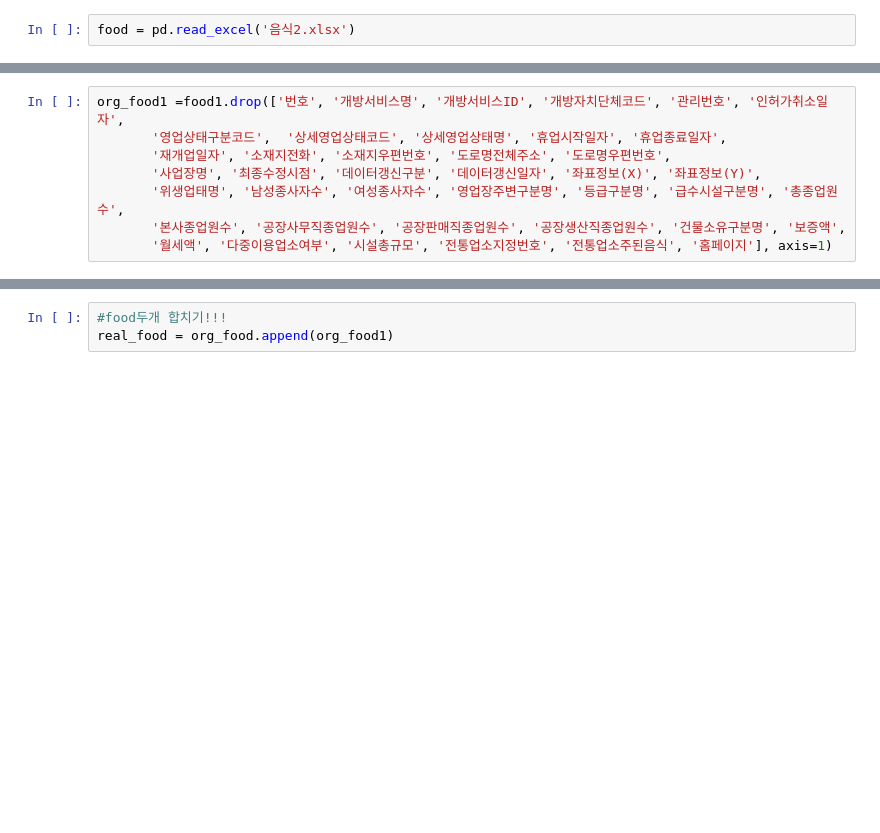
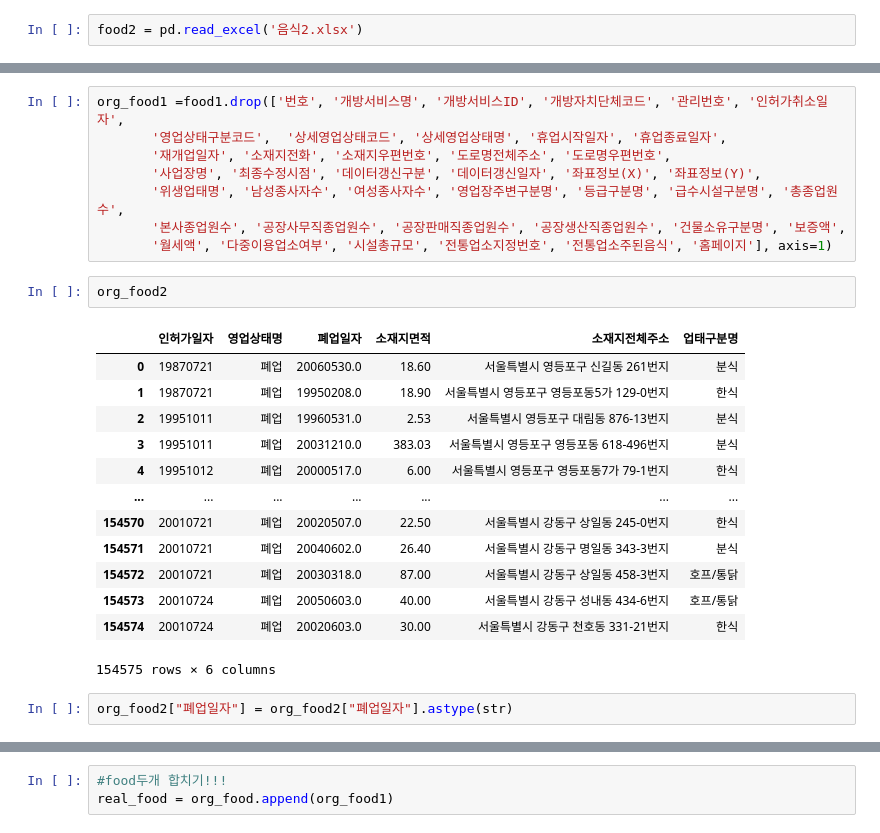
Before and after one commit to dataitgirls-yeon/covid_hotplace, a Jupyter notebook: 귀미한_개폐업.ipynb, the cells around one changed output, grey strips where cells are left out. Cells and saved outputs as stored; diff of their text form; blank space fills up the shorter version.

```diff
--- a/귀미한_개폐업.ipynb
+++ b/귀미한_개폐업.ipynb
@@ -20,7 +20,7 @@ from matplotlib import font_manager, rc
 font_name = font_manager.FontProperties(fname="c:/Windows/Fonts/malgun.ttf").get_name()
 rc('font', family=font_name)
 # %%
-food = pd.read_excel('음식2.xlsx')
+food2 = pd.read_excel('음식2.xlsx')
 # %%
 food1 = pd.read_excel('음식1.xlsx')
 # %%
@@ -40,3 +40,21 @@ org_food1 =food1.drop(['번호', '개방서비스명', '개방서비스ID', '개
        '위생업태명', '남성종사자수', '여성종사자수', '영업장주변구분명', '등급구분명', '급수시설구분명', '총종업원수',
        '본사종업원수', '공장사무직종업원수', '공장판매직종업원수', '공장생산직종업원수', '건물소유구분명', '보증액',
        '월세액', '다중이용업소여부', '시설총규모', '전통업소지정번호', '전통업소주된음식', '홈페이지'], axis=1)
+# %%
+org_food2
+# %% [output]
+|  | 인허가일자 | 영업상태명 | 폐업일자 | 소재지면적 | 소재지전체주소 | 업태구분명 |
+| 0 | 19870721 | 폐업 | 20060530.0 | 18.60 | 서울특별시 영등포구 신길동 261번지 | 분식 |
+| 1 | 19870721 | 폐업 | 19950208.0 | 18.90 | 서울특별시 영등포구 영등포동5가 129-0번지 | 한식 |
+| 2 | 19951011 | 폐업 | 19960531.0 | 2.53 | 서울특별시 영등포구 대림동 876-13번지 | 분식 |
+| 3 | 19951011 | 폐업 | 20031210.0 | 383.03 | 서울특별시 영등포구 영등포동 618-496번지 | 분식 |
+| 4 | 19951012 | 폐업 | 20000517.0 | 6.00 | 서울특별시 영등포구 영등포동7가 79-1번지 | 한식 |
+| ... | ... | ... | ... | ... | ... | ... |
+| 154570 | 20010721 | 폐업 | 20020507.0 | 22.50 | 서울특별시 강동구 상일동 245-0번지 | 한식 |
+| 154571 | 20010721 | 폐업 | 20040602.0 | 26.40 | 서울특별시 강동구 명일동 343-3번지 | 분식 |
+| 154572 | 20010721 | 폐업 | 20030318.0 | 87.00 | 서울특별시 강동구 상일동 458-3번지 | 호프/통닭 |
+| 154573 | 20010724 | 폐업 | 20050603.0 | 40.00 | 서울특별시 강동구 성내동 434-6번지 | 호프/통닭 |
+| 154574 | 20010724 | 폐업 | 20020603.0 | 30.00 | 서울특별시 강동구 천호동 331-21번지 | 한식 |
+154575 rows × 6 columns
+# %%
+org_food2["폐업일자"] = org_food2["폐업일자"].astype(str)
```
Also changed, not shown: parts of 8 cells of this notebook, 1 other file.
